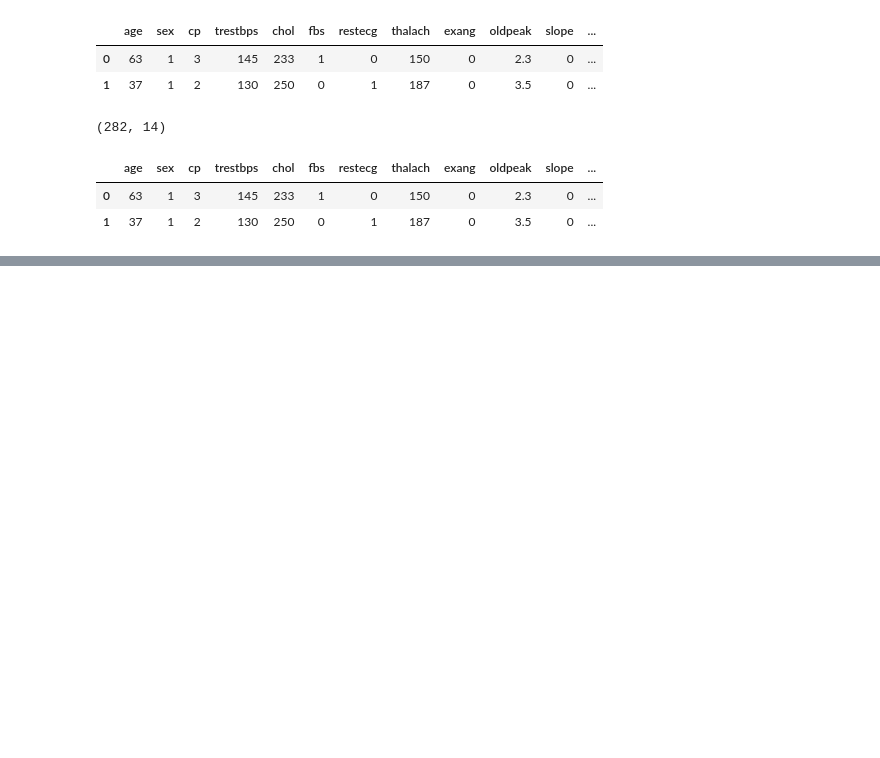
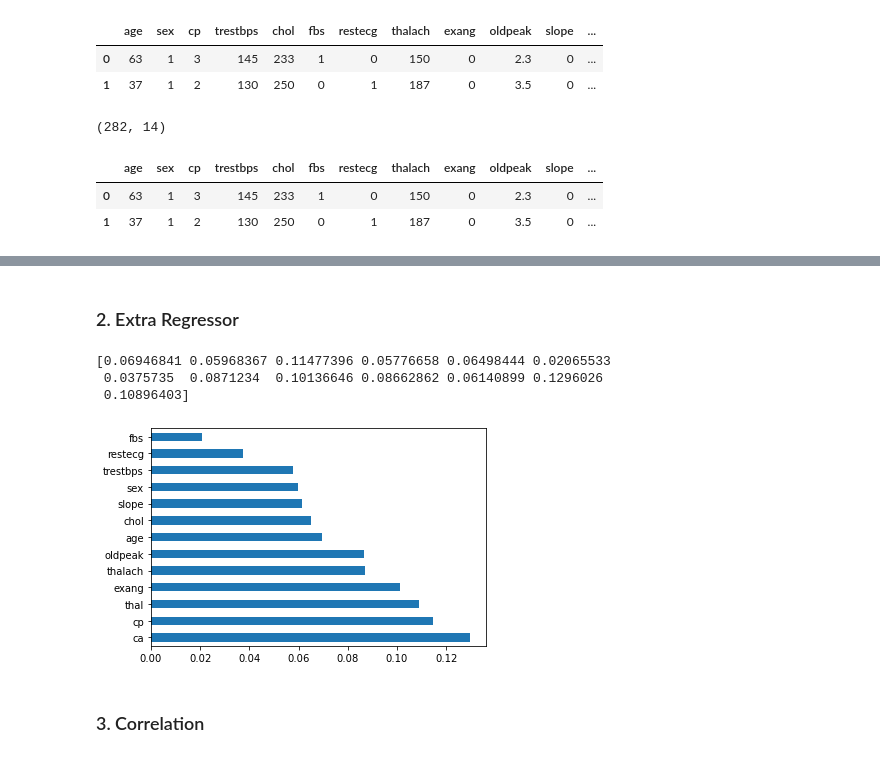
Before and after one commit to abhiraturi/HEART_DISEASE, a Jupyter notebook: Heart_Disease.ipynb, the cells around one changed output, grey strips where cells are left out. Cells and saved outputs as stored; diff of their text form; code cells hidden in the pictures; blank space fills up the shorter version.

Commit message:
Added feature selection

```diff
--- a/Heart_Disease.ipynb
+++ b/Heart_Disease.ipynb
@@ -352,0 +356,15 @@ new_df.head(2)
+# %%
+from sklearn.feature_selection import SelectKBest
+from sklearn.feature_selection import chi2
+data = new_df.copy()
+X = data.iloc[:,0:13]  #independent columns
+y = data.iloc[:,-1]    #target column
+#apply SelectKBest class to extract top best features
+bestfeatures = SelectKBest(score_func=chi2, k=13)
+fit = bestfeatures.fit(X,y)
+dfscores = pd.DataFrame(fit.scores_)
+dfcolumns = pd.DataFrame(X.columns)
+#concat two dataframes for better visualization
+featureScores = pd.concat([dfcolumns,dfscores],axis=1)
+featureScores.columns = ['Specs','Score']  #naming the dataframe columns
+print(featureScores.nlargest(13,'Score'))  #print best features
@@ -353,3 +386,21 @@ new_df.head(2)
+# %% [markdown]
+### 2. Extra Regressor
+# %%
+from sklearn.ensemble import ExtraTreesClassifier
+model = ExtraTreesClassifier()
+model.fit(X,y)
+print(model.feature_importances_) #use inbuilt class feature_importances of tree based classifiers
+#plot graph of feature importances for better visualization
+feat_importances = pd.Series(model.feature_importances_, index=X.columns)
+feat_importances.nlargest(13).plot(kind='barh')
+plt.show()
+# %% [output]
+[0.06946841 0.05968367 0.11477396 0.05776658 0.06498444 0.02065533
+ 0.0375735  0.0871234  0.10136646 0.08662862 0.06140899 0.1296026
+ 0.10896403]
+[figure, added]
+# %% [markdown]
+### 3. Correlation
 # %%
 corr=new_df.corr()
 plt.figure(figsize=(12,12))
```
Also changed, not shown: parts of 10 cells of this notebook.
